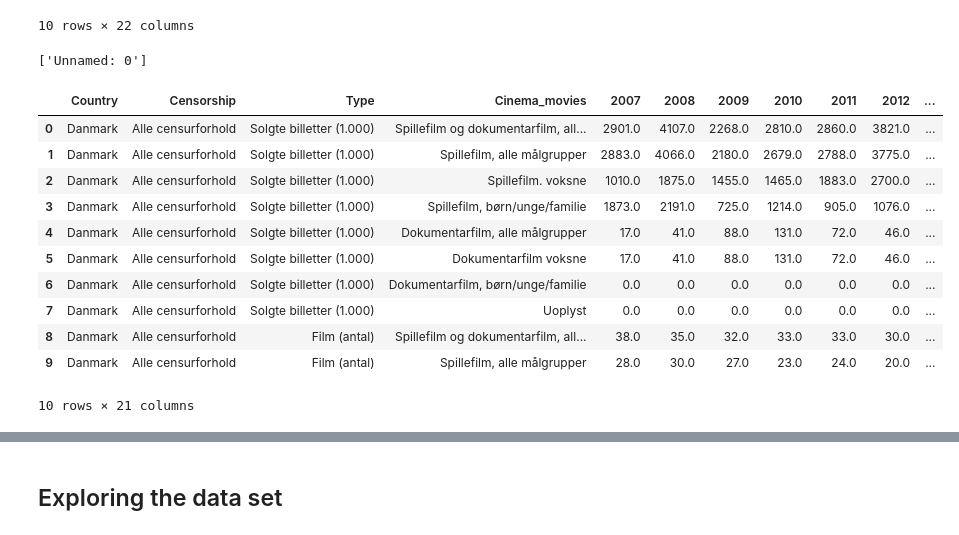
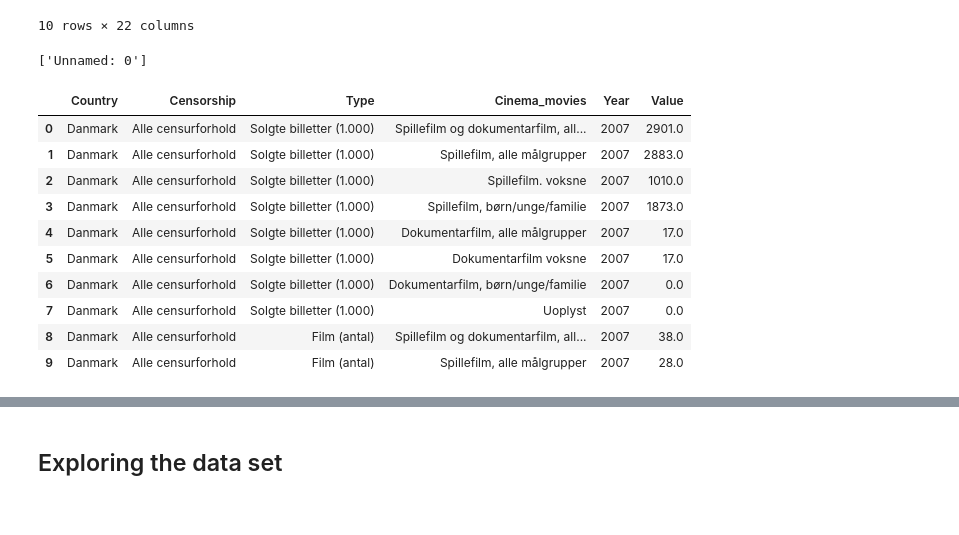
Before and after one commit to NumEconCopenhagen/projects-2024-anna-signe-og-klara, a Jupyter notebook: dataproject/dataproject.ipynb, the cells around one changed output, grey strips where cells are left out. Saved outputs shown, nothing was run; the diff lists cells and outputs as text; code cells hidden in the pictures.

```diff
--- a/dataproject/dataproject.ipynb
+++ b/dataproject/dataproject.ipynb
@@ -74,27 +74,30 @@ bio.head(10)
 # %%
 # These columns have to go: 'Unnamed: 0'
 drop_these = ['Unnamed: 0'] # use list comprehension to create list of columns
 print(drop_these)
 
 bio.drop(drop_these, axis=1, inplace=True) # axis = 1 -> columns, inplace=True -> changed, no copy made
 bio.rename(columns = {'Unnamed: 1':'Country'}, inplace=True)
 bio.rename(columns = {'Unnamed: 2':'Censorship'}, inplace=True)
 bio.rename(columns = {'Unnamed: 3':'Type'}, inplace=True)
 bio.rename(columns = {'Unnamed: 4':'Cinema_movies'}, inplace=True)
 bio.head(10)
+
+bio_melted = bio.melt(id_vars=['Country', 'Censorship', 'Type', 'Cinema_movies'], var_name='Year', value_name='Value')
+bio_melted['Year'] = bio_melted['Year'].str.replace('bio', '').astype(int)
+bio_melted.head(10)
 # %% [output]
 ['Unnamed: 0']
-|  | Country | Censorship | Type | Cinema_movies | 2007 | 2008 | 2009 | 2010 | 2011 | 2012 | ... |
-| 0 | Danmark | Alle censurforhold | Solgte billetter (1.000) | Spillefilm og dokumentarfilm, all... | 2901.0 | 4107.0 | 2268.0 | 2810.0 | 2860.0 | 3821.0 | ... |
-| 1 | Danmark | Alle censurforhold | Solgte billetter (1.000) | Spillefilm, alle målgrupper | 2883.0 | 4066.0 | 2180.0 | 2679.0 | 2788.0 | 3775.0 | ... |
-| 2 | Danmark | Alle censurforhold | Solgte billetter (1.000) | Spillefilm. voksne | 1010.0 | 1875.0 | 1455.0 | 1465.0 | 1883.0 | 2700.0 | ... |
-| 3 | Danmark | Alle censurforhold | Solgte billetter (1.000) | Spillefilm, børn/unge/familie | 1873.0 | 2191.0 | 725.0 | 1214.0 | 905.0 | 1076.0 | ... |
-| 4 | Danmark | Alle censurforhold | Solgte billetter (1.000) | Dokumentarfilm, alle målgrupper | 17.0 | 41.0 | 88.0 | 131.0 | 72.0 | 46.0 | ... |
-| 5 | Danmark | Alle censurforhold | Solgte billetter (1.000) | Dokumentarfilm voksne | 17.0 | 41.0 | 88.0 | 131.0 | 72.0 | 46.0 | ... |
-| 6 | Danmark | Alle censurforhold | Solgte billetter (1.000) | Dokumentarfilm, børn/unge/familie | 0.0 | 0.0 | 0.0 | 0.0 | 0.0 | 0.0 | ... |
-| 7 | Danmark | Alle censurforhold | Solgte billetter (1.000) | Uoplyst | 0.0 | 0.0 | 0.0 | 0.0 | 0.0 | 0.0 | ... |
-| 8 | Danmark | Alle censurforhold | Film (antal) | Spillefilm og dokumentarfilm, all... | 38.0 | 35.0 | 32.0 | 33.0 | 33.0 | 30.0 | ... |
-| 9 | Danmark | Alle censurforhold | Film (antal) | Spillefilm, alle målgrupper | 28.0 | 30.0 | 27.0 | 23.0 | 24.0 | 20.0 | ... |
+|  | Country | Censorship | Type | Cinema_movies | Year | Value |
+| 0 | Danmark | Alle censurforhold | Solgte billetter (1.000) | Spillefilm og dokumentarfilm, all... | 2007 | 2901.0 |
+| 1 | Danmark | Alle censurforhold | Solgte billetter (1.000) | Spillefilm, alle målgrupper | 2007 | 2883.0 |
+| 2 | Danmark | Alle censurforhold | Solgte billetter (1.000) | Spillefilm. voksne | 2007 | 1010.0 |
+| 3 | Danmark | Alle censurforhold | Solgte billetter (1.000) | Spillefilm, børn/unge/familie | 2007 | 1873.0 |
+| 4 | Danmark | Alle censurforhold | Solgte billetter (1.000) | Dokumentarfilm, alle målgrupper | 2007 | 17.0 |
+| 5 | Danmark | Alle censurforhold | Solgte billetter (1.000) | Dokumentarfilm voksne | 2007 | 17.0 |
+| 6 | Danmark | Alle censurforhold | Solgte billetter (1.000) | Dokumentarfilm, børn/unge/familie | 2007 | 0.0 |
+| 7 | Danmark | Alle censurforhold | Solgte billetter (1.000) | Uoplyst | 2007 | 0.0 |
+| 8 | Danmark | Alle censurforhold | Film (antal) | Spillefilm og dokumentarfilm, all... | 2007 | 38.0 |
+| 9 | Danmark | Alle censurforhold | Film (antal) | Spillefilm, alle målgrupper | 2007 | 28.0 |
-10 rows × 21 columns
 # %%
 #naming the columns
```
Also changed, not shown: parts of 3 cells of this notebook.
